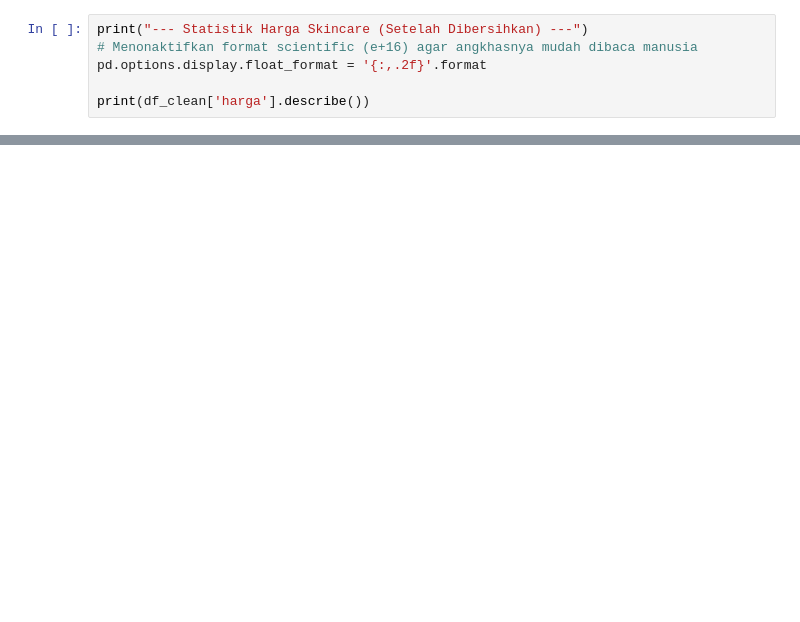
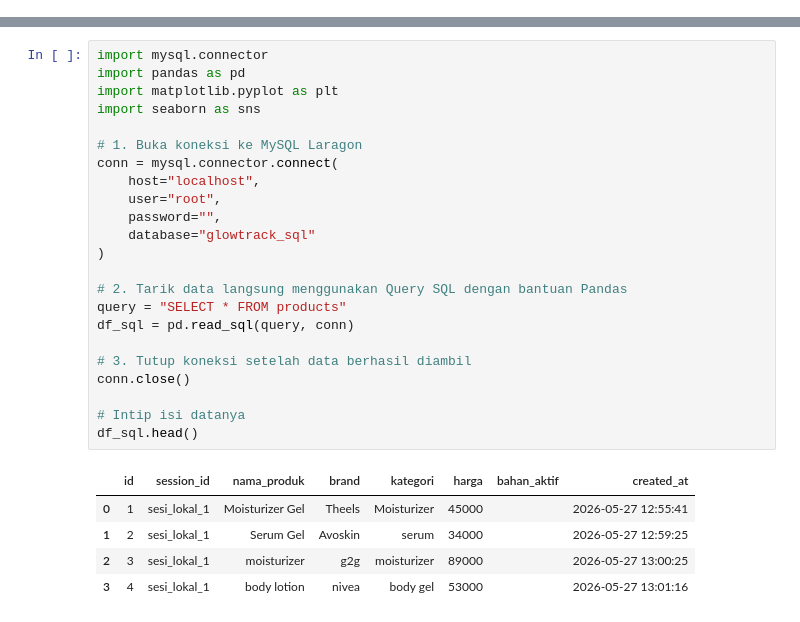
Before and after one commit to ddimzuu-source/glowtrack, a Jupyter notebook: skincare.ipynb, the cells around one changed output, grey strips where cells are left out. Saved outputs shown, nothing was run; the diff lists cells and outputs as text; blank space fills up the shorter version.

```diff
--- a/skincare.ipynb
+++ b/skincare.ipynb
@@ -65,6 +0,0 @@ Total data bersih: 40 produk
-# %%
-print("--- Statistik Harga Skincare (Setelah Dibersihkan) ---")
-# Menonaktifkan format scientific (e+16) agar angkhasnya mudah dibaca manusia
-pd.options.display.float_format = '{:,.2f}'.format
-
-print(df_clean['harga'].describe())
@@ -101 +1,30 @@ Requirement already satisfied: six>=1.5 in c:\users\hype\appdata\local\programs\
+# %%
+import mysql.connector
+import pandas as pd
+import matplotlib.pyplot as plt
+import seaborn as sns
+
+# 1. Buka koneksi ke MySQL Laragon
+conn = mysql.connector.connect(
+    host="localhost",
+    user="root",
+    password="",
+    database="glowtrack_sql"
+)
+
+# 2. Tarik data langsung menggunakan Query SQL dengan bantuan Pandas
+query = "SELECT * FROM products"
+df_sql = pd.read_sql(query, conn)
+
+# 3. Tutup koneksi setelah data berhasil diambil
+conn.close()
+
+# Intip isi datanya
+df_sql.head()
+# %% [output]
+|  | id | session_id | nama_produk | brand | kategori | harga | bahan_aktif | created_at |
+| 0 | 1 | sesi_lokal_1 | Moisturizer Gel | Theels | Moisturizer | 45000 |  | 2026-05-27 12:55:41 |
+| 1 | 2 | sesi_lokal_1 | Serum Gel | Avoskin | serum | 34000 |  | 2026-05-27 12:59:25 |
+| 2 | 3 | sesi_lokal_1 | moisturizer | g2g | moisturizer | 89000 |  | 2026-05-27 13:00:25 |
+| 3 | 4 | sesi_lokal_1 | body lotion | nivea | body gel | 53000 |  | 2026-05-27 13:01:16 |
 # %%
```
Also changed, not shown: parts of 8 cells of this notebook.
